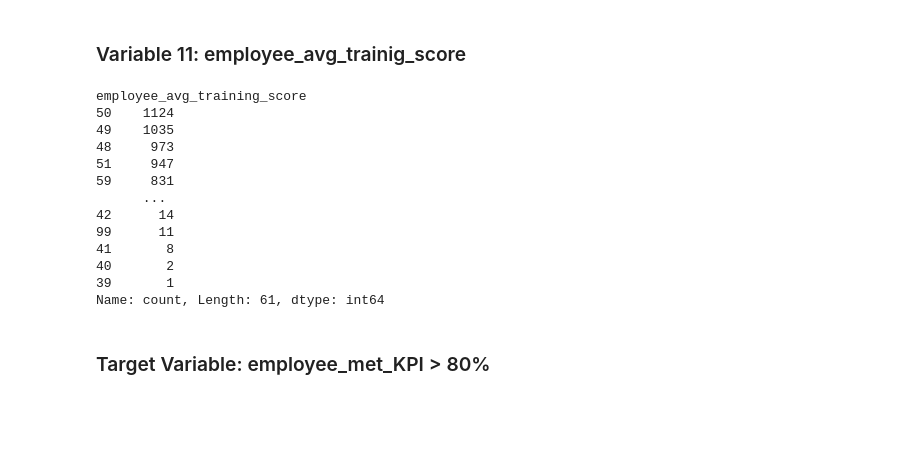
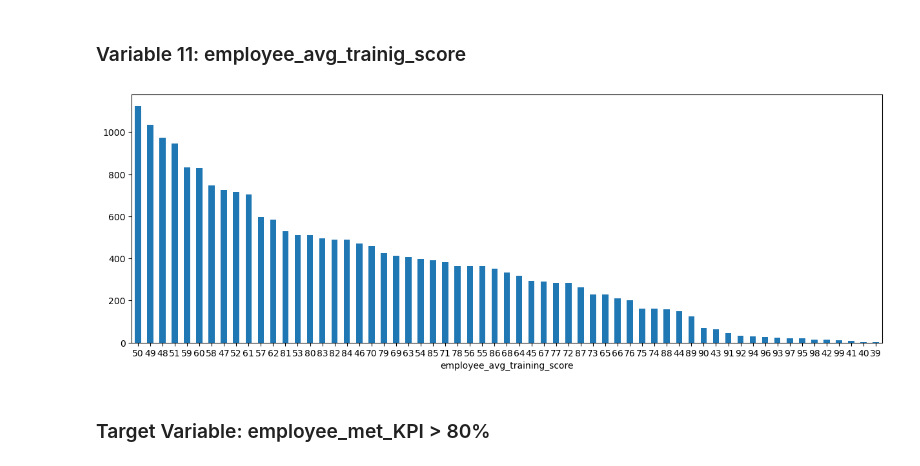
Before and after one commit to DipanshuKakshapati/Teach-For-India-Employee-Performance-Prediction-Tool, a Jupyter notebook: Component_4.ipynb, the cells around one changed output. Cells and saved outputs as stored; diff of their text form; code cells hidden in the pictures; blank space fills up the shorter version.

```diff
--- a/Component_4.ipynb
+++ b/Component_4.ipynb
@@ -323,21 +323,13 @@ plt.show()
 ### Variable 11: employee_avg_trainig_score
 # %%
 #checking out the distribution of values
-df['employee_avg_training_score'].value_counts()
+counts = df['employee_avg_training_score'].value_counts()
-# %% [output]
-employee_avg_training_score
-50    1124
-49    1035
-48     973
-51     947
-59     831
-      ...
-42      14
-99      11
-41       8
-40       2
-39       1
-Name: count, Length: 61, dtype: int64
+# %%
+plt.figure(figsize=(15,5))
+counts.plot(kind='bar', rot=0)
+plt.show()
+# %% [output]
+[figure, added]
 # %% [markdown]
 ### Target Variable: employee_met_KPI > 80%
 # %%
```
Also changed, not shown: parts of 24 cells of this notebook, 10 other files.
